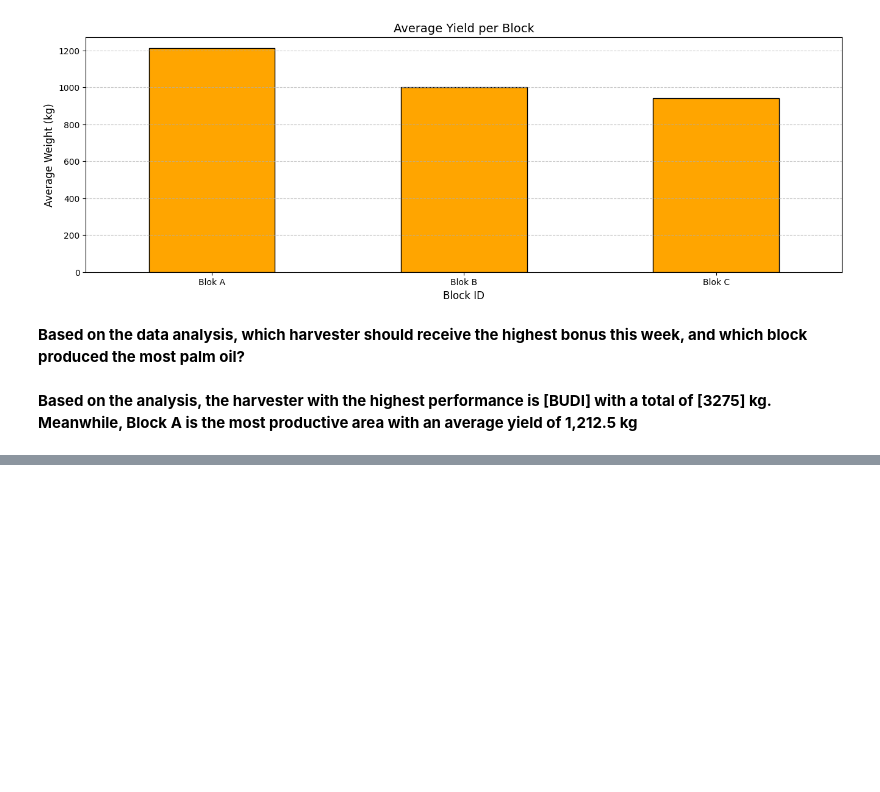
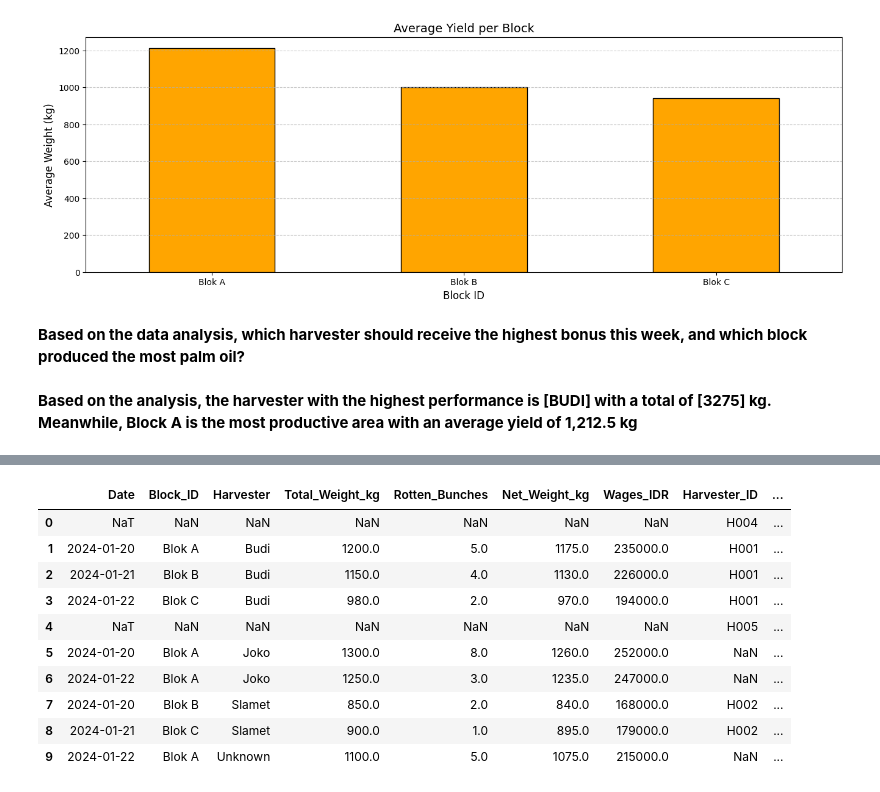
Before and after one commit to Aris0506/part-latihan, a Jupyter notebook: 01 senin/01/main.ipynb, the cells around one changed output, grey strips where cells are left out. Saved outputs shown, nothing was run; the diff lists cells and outputs as text; code cells hidden in the pictures; blank space fills up the shorter version.

```diff
--- a/01 senin/01/main.ipynb
+++ b/01 senin/01/main.ipynb
@@ -243,0 +259,3 @@ plt.show()
+# %%
+dafe2 = pd.read_csv('karyawan_hrd.csv')
+dafe2
@@ -243,0 +386,21 @@ plt.show()
+# %%
+match_outer = pd.merge(
+                dafe,
+                dafe2,
+                left_on='Harvester', # we dont have ID
+                right_on='Nama',
+                how='outer')
+
+match_outer
+# %% [output]
+|  | Date | Block_ID | Harvester | Total_Weight_kg | Rotten_Bunches | Net_Weight_kg | Wages_IDR | Harvester_ID | ... |
+| 0 | NaT | NaN | NaN | NaN | NaN | NaN | NaN | H004 | ... |
+| 1 | 2024-01-20 | Blok A | Budi | 1200.0 | 5.0 | 1175.0 | 235000.0 | H001 | ... |
+| 2 | 2024-01-21 | Blok B | Budi | 1150.0 | 4.0 | 1130.0 | 226000.0 | H001 | ... |
+| 3 | 2024-01-22 | Blok C | Budi | 980.0 | 2.0 | 970.0 | 194000.0 | H001 | ... |
+| 4 | NaT | NaN | NaN | NaN | NaN | NaN | NaN | H005 | ... |
+| 5 | 2024-01-20 | Blok A | Joko | 1300.0 | 8.0 | 1260.0 | 252000.0 | NaN | ... |
+| 6 | 2024-01-22 | Blok A | Joko | 1250.0 | 3.0 | 1235.0 | 247000.0 | NaN | ... |
+| 7 | 2024-01-20 | Blok B | Slamet | 850.0 | 2.0 | 840.0 | 168000.0 | H002 | ... |
+| 8 | 2024-01-21 | Blok C | Slamet | 900.0 | 1.0 | 895.0 | 179000.0 | H002 | ... |
+| 9 | 2024-01-22 | Blok A | Unknown | 1100.0 | 5.0 | 1075.0 | 215000.0 | NaN | ... |
```
Also changed, not shown: parts of 17 cells of this notebook, 2 other files.
